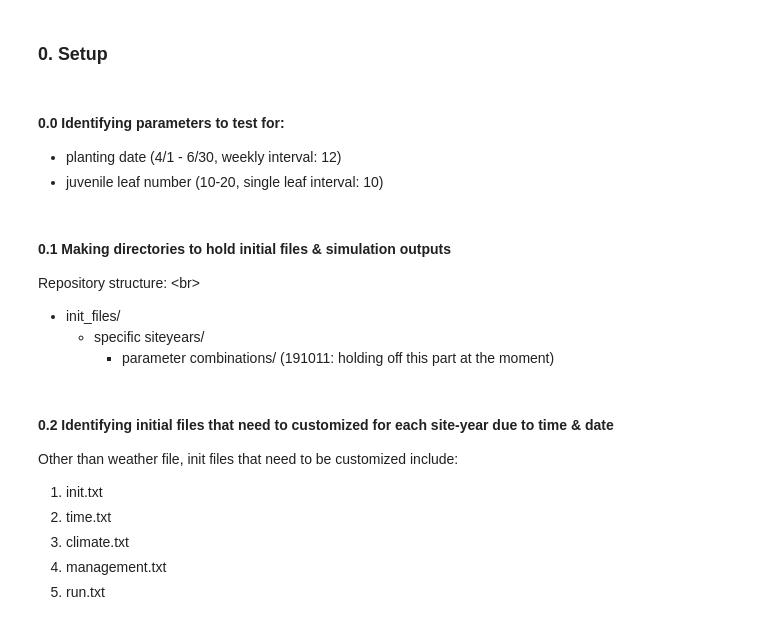
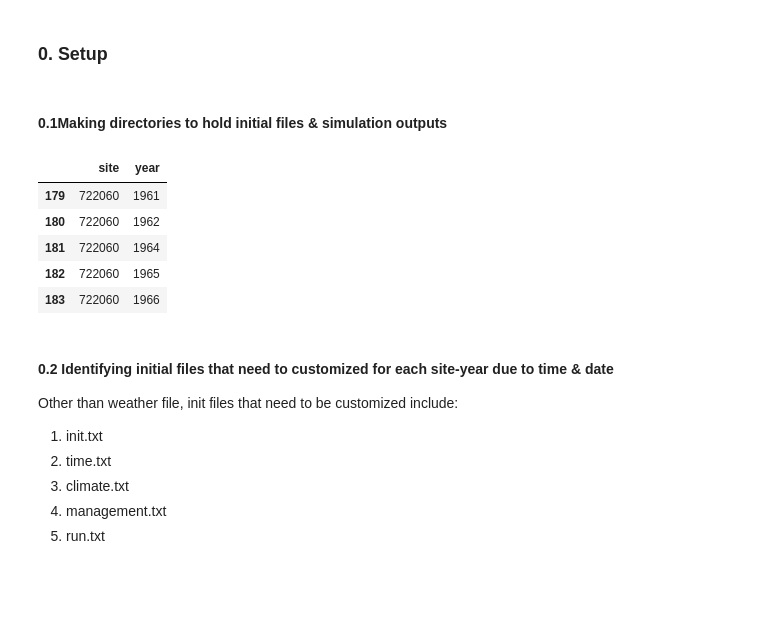
Before and after one commit to jennhsiao/upscale, a Jupyter notebook: notebooks/init_siteyear.ipynb, the cells around one changed output. Saved outputs shown, nothing was run; the diff lists cells and outputs as text; code cells hidden in the pictures; blank space fills up the shorter version.

```diff
--- a/notebooks/init_siteyear.ipynb
+++ b/notebooks/init_siteyear.ipynb
@@ -16,7 +16,3 @@ def tup_convert(tup):
     return str
 # %% [markdown]
 ### 0. Setup
-# %% [markdown]
-#### 0.0 Identifying parameters to test for:
-- planting date (4/1 - 6/30, weekly interval: 12)
-- juvenile leaf number (10-20, single leaf interval: 10)
@@ -28,9 +19,14 @@ def tup_convert(tup):
 # %% [markdown]
-#### 0.1 Making directories to hold initial files & simulation outputs
-Repository structure: <br\>
-- init_files/
-    - specific siteyears/
-        - parameter combinations/ (191011: holding off this part at the moment)
+#### 0.1Making directories to hold initial files & simulation outputs
+# %%
+siteyears.head()
+# %% [output]
+|  | site | year |
+| 179 | 722060 | 1961 |
+| 180 | 722060 | 1962 |
+| 181 | 722060 | 1964 |
+| 182 | 722060 | 1965 |
+| 183 | 722060 | 1966 |
 # %%
 # This cell only needs to be executed once because after that the folders will be created
 # if you try executing this code block after the folders exist it won't execute and will throw an error
```
Also changed, not shown: parts of 5 cells of this notebook, 7 other files.
